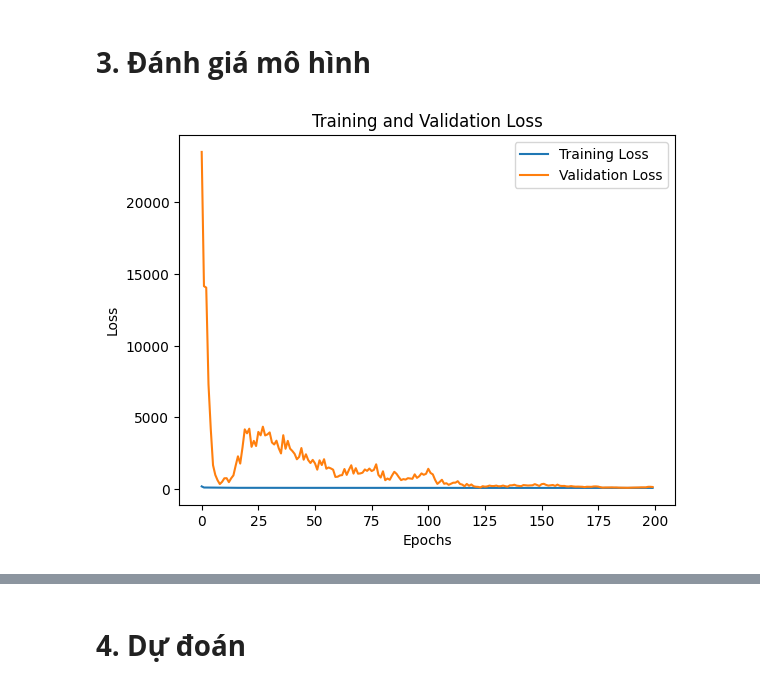
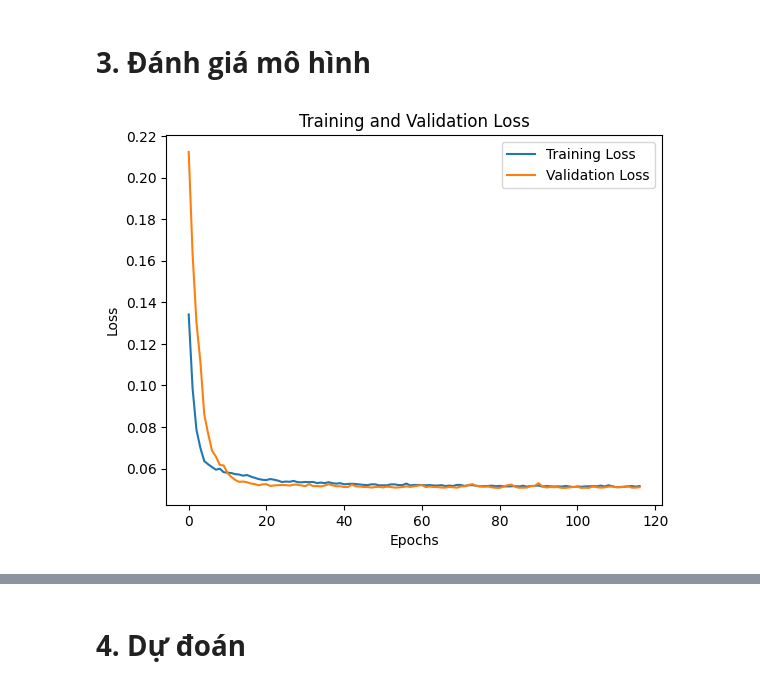
Before and after one commit to ldc-369/electric-vehicle-battery-life-prediction, a Jupyter notebook: train_model.ipynb, the cells around one changed output, grey strips where cells are left out. Drawn from its saved outputs; the diff is of its cells as text; code cells hidden in the pictures.

```diff
--- a/train_model.ipynb
+++ b/train_model.ipynb
@@ -195,0 +242,2 @@ F_test shape: (1513, 6)
+# %%
+F_val, F_test, y_val, y_test = train_test_split(F_remain, y_remain, test_size=test_size, random_state=123)
@@ -224,15 +321,30 @@ F_train_scaled.shape
 # %%
 model = Sequential()
 
-# input-layer, hidden-layer (fully-connected), hàm kich hoạt
-model.add(Dense(units=64, activation='relu', input_dim=F_train_scaled.shape[1]))
+# input-layer
+model.add(Input(shape=(F_train.shape[1],)))
 
-# dropout-layer: tắt 20% ngẫu nhiên số nơ-ron trong mỗi mỗi batch để tránh overfitting
-model.add(Dropout(0.2))
+# hidden-layer (fully-connected), hàm kich hoạt
+model.add(Dense(units=64))
+model.add(BatchNormalization())
+model.add(Activation('relu'))
+model.add(Dropout(0.1))
 
-model.add(Dense(units=32, activation='relu'))
+# dropout-layer: tắt 20% ngẫu nhiên số nơ-ron trong mỗi batch để tránh overfitting
+model.add(Dense(units=32))
+model.add(BatchNormalization())
+model.add(Activation('relu'))
 
-model.add(Dropout(0.2))
+model.add(Dense(units=32))
+model.add(BatchNormalization())
+model.add(Activation('relu'))
+
+model.add(Dense(units=16))
+model.add(BatchNormalization())
+model.add(Activation('relu'))
+model.add(Dropout(0.1))
+
+model.add(Dense(units=1, activation='relu'))
 
 # output-layer với 1 notron đầu ra, linear: giữ nguyên giá trị đầu ra cho hồi quy
 model.add(Dense(units=1, activation='linear'))
@@ -261,3 +376,0 @@ Model: "sequential"
-# %%
-# Nếu có 10,000 mẫu dữ liệu và batch size = 32, thì mô hình sẽ cần 10,000 / 32 = 312.5 batch để hoàn thành 1 epoch
-history = model.fit(F_train_scaled, y_train, epochs=200, batch_size=16, validation_data=(F_test_scaled, y_test))
@@ -281,0 +377,10 @@ Epoch 200/200
+# %%
+model.compile(optimizer='adam', loss=MeanSquaredError(), metrics=['mae'])
+
+early_stop = EarlyStopping(monitor='val_loss', mode='min', patience=20, restore_best_weights=True)
+
+history = model.fit(F_train, y_train,
+                    validation_data=(F_val, y_val),
+                    epochs=500,
+                    batch_size=150,
+                    callbacks=[early_stop], verbose=1)
@@ -284,16 +407,16 @@ Epoch 200/200
 # %%
 import matplotlib.pyplot as plt
 
 plt.plot(history.history['loss'], label='Training Loss')
 plt.plot(history.history['val_loss'], label='Validation Loss')
 plt.legend()
 plt.xlabel('Epochs')
 plt.ylabel('Loss')
 plt.title('Training and Validation Loss')
 plt.show()
 
 # đánh giá mô hình trên tập test
-mse = model.evaluate(F_test_scaled, y_test)
+mse = model.evaluate(F_test, y_test)
 print(f'Mean Squared Error on test set: {mse}')
 # %% [output]
-[figure, old version]
+[figure, new version]
```
Also changed, not shown: parts of 50 cells of this notebook, 9 other files.
